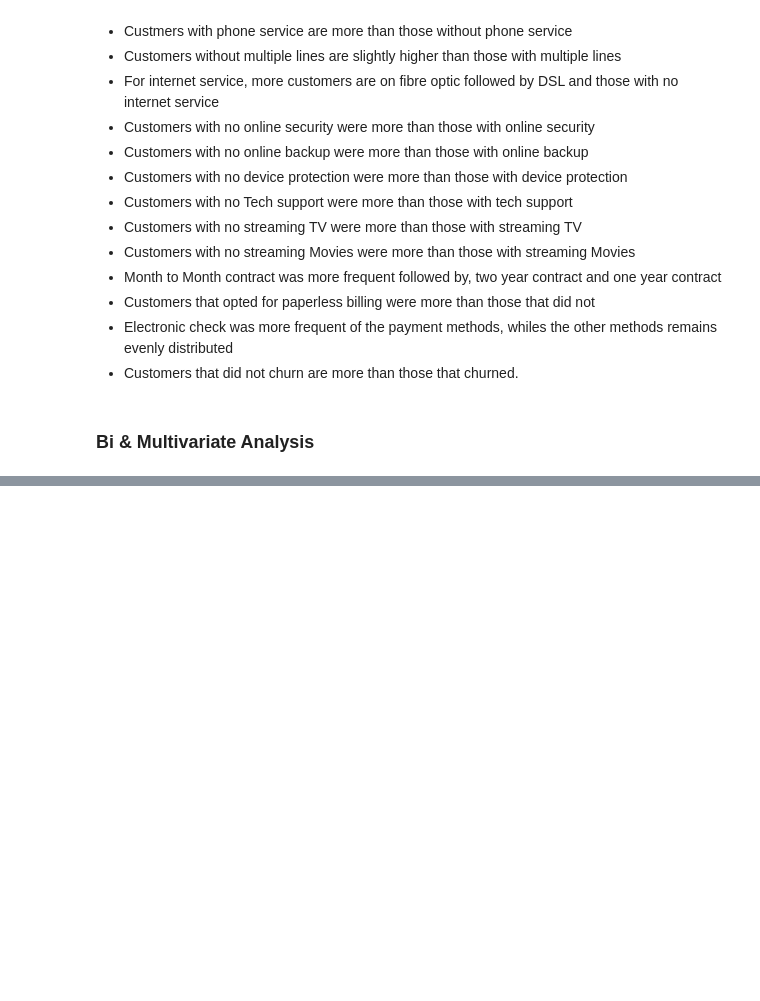
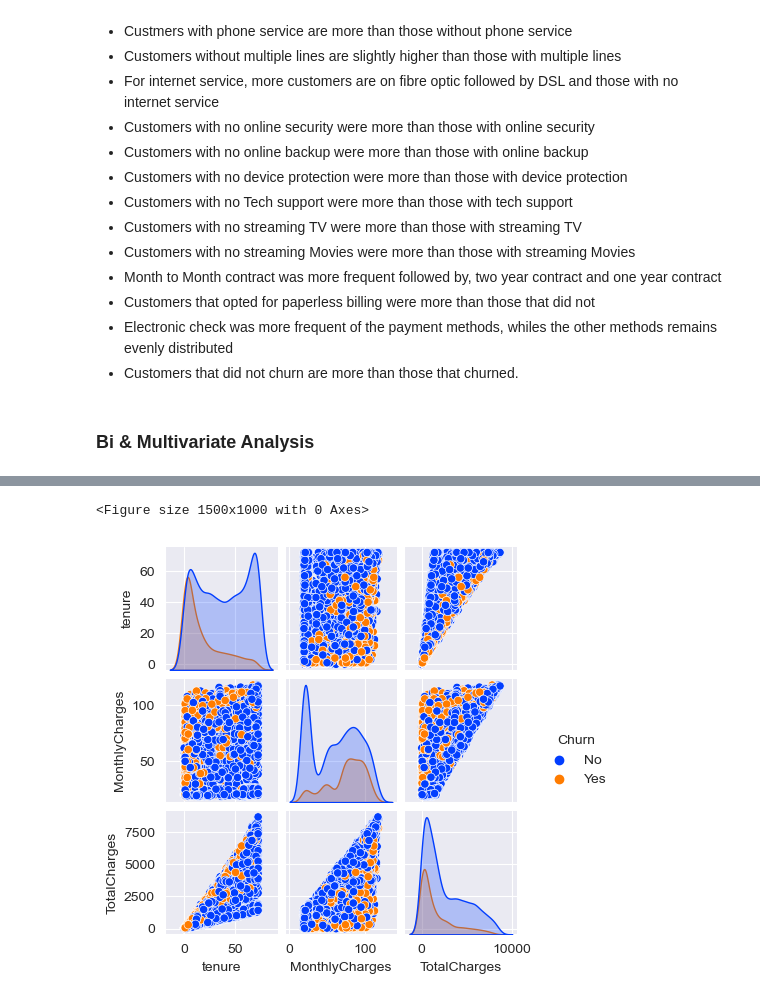
Before and after one commit to damzking/telco_churn-, a Jupyter notebook: LP2_telco_churn.ipynb, the cells around one changed output, grey strips where cells are left out. Saved outputs shown, nothing was run; the diff lists cells and outputs as text; code cells hidden in the pictures; blank space fills up the shorter version.

```diff
--- a/LP2_telco_churn.ipynb
+++ b/LP2_telco_churn.ipynb
@@ -745,0 +735,7 @@ for column in obj_cols.columns:
+# %%
+
+sns.pairplot(df_churn, hue='Churn', height=1.5)
+plt.show()
+# %% [output]
+<Figure size 1500x1000 with 0 Axes>
+[figure, added]
```
Also changed, not shown: parts of 31 cells of this notebook.
